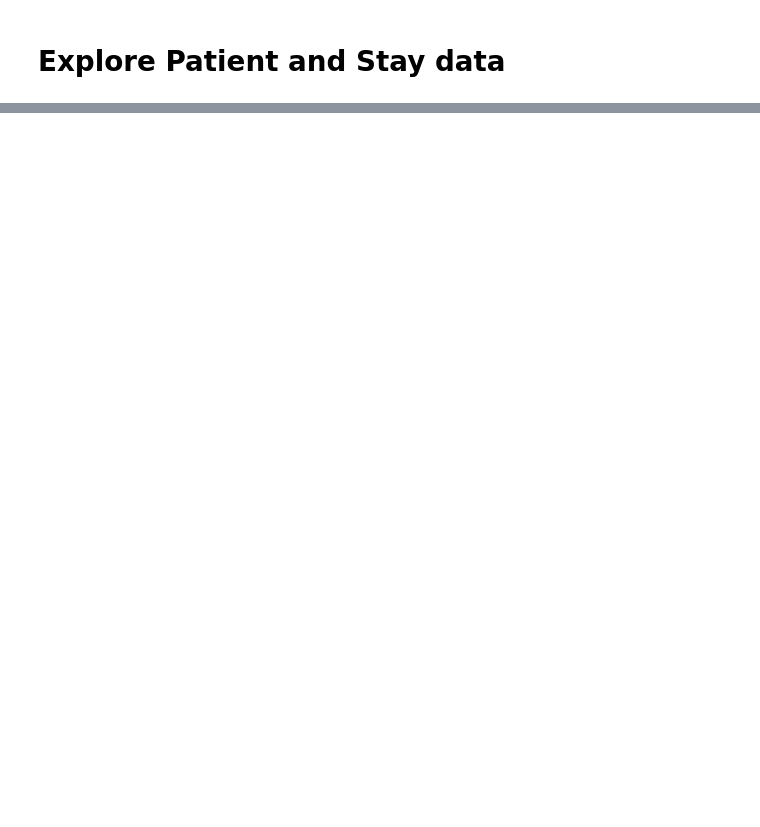
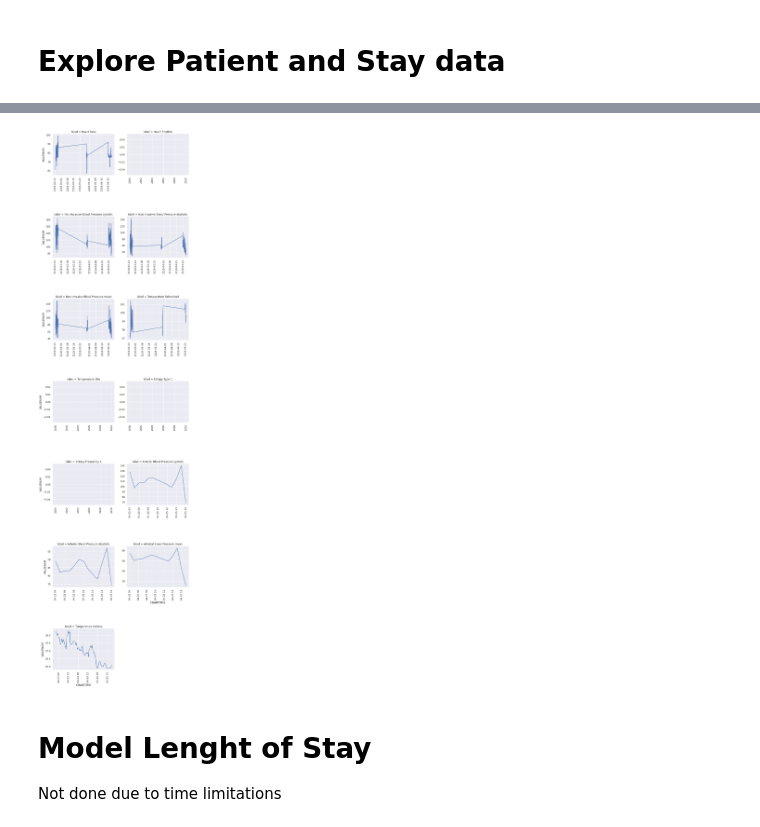
Before and after one commit to pmags/bigData_ML_pipeline, a Jupyter notebook: BigData.ipynb, the cells around one changed output, grey strips where cells are left out. Saved outputs shown, nothing was run; the diff lists cells and outputs as text; code cells hidden in the pictures; blank space fills up the shorter version.

```diff
--- a/BigData.ipynb
+++ b/BigData.ipynb
@@ -572,0 +725,17 @@ GROUP BY SUBJECT_ID
+# %%
+import matplotlib.pyplot as plt
+import seaborn as sns
+
+bqclient = bigquery.Client()
+
+query_string = """
+    SELECT *
+    FROM `fcup-bigdata.uci_events_dataset.visit_measurements_curated`
+    WHERE SUBJECT_ID LIKE '14131'
+"""
+
+df = (
+    bqclient.query(query_string).result().to_dataframe( )
+)
+
+print(df.head())
@@ -572,0 +749,23 @@ GROUP BY SUBJECT_ID
+# %%
+# For a specific individual
+
+g = sns.FacetGrid(
+    df,
+    col ='label',
+    height = 5,
+    col_wrap = 2,
+    sharex = False,
+    sharey = False)
+plot = g.map_dataframe(sns.lineplot, x="CHARTTIME", y="VALUENUM")
+
+
+for axes in g.axes.flat:
+    _ = axes.set_xticklabels(axes.get_xticklabels(), rotation=90)
+
+g.figure.subplots_adjust(hspace= 1)
+# %% [output]
+[figure, added]
+# %% [markdown]
+# Model Lenght of Stay
+
+Not done due to time limitations
```
Also changed, not shown: parts of 24 cells of this notebook.
